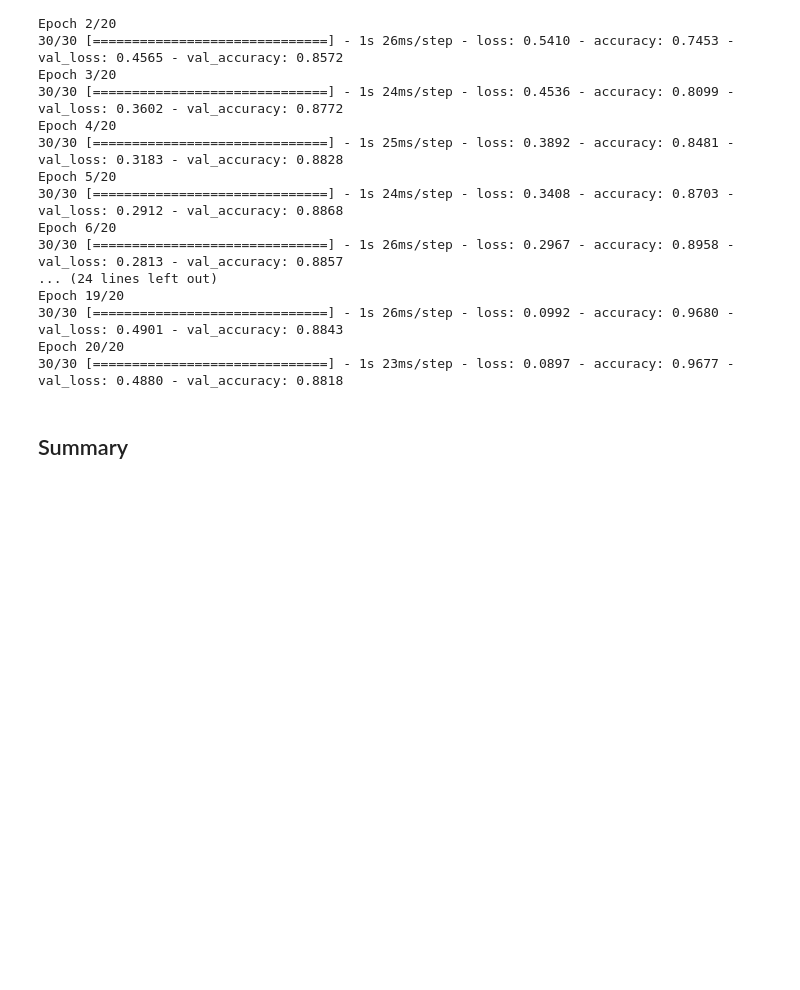
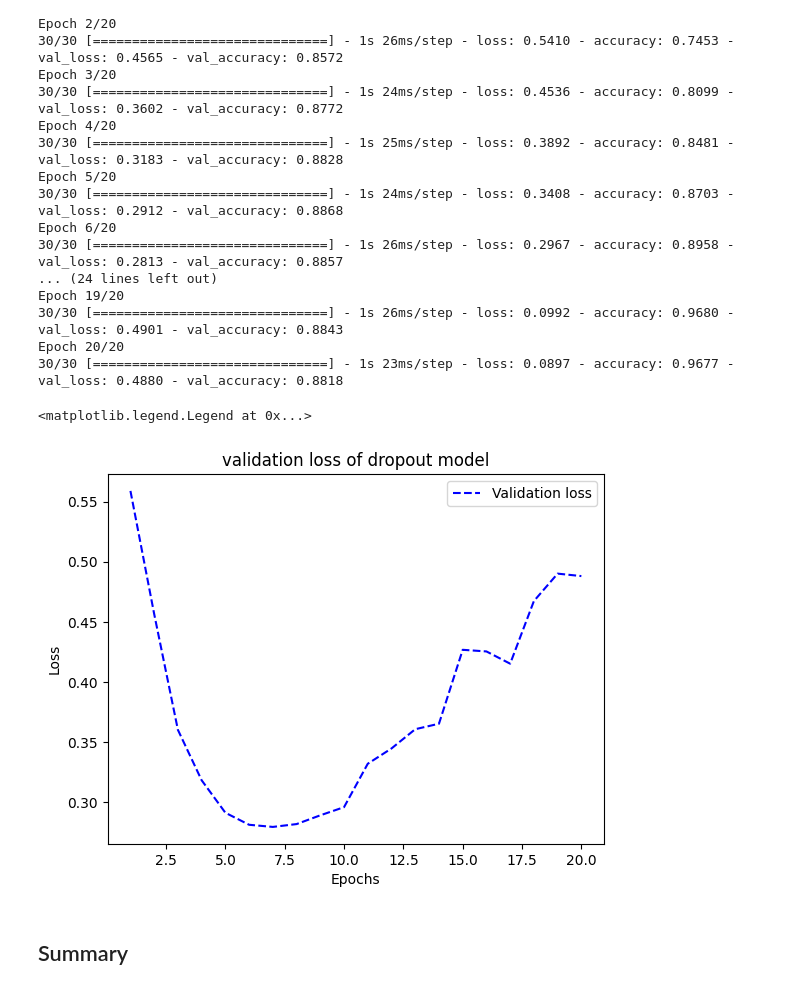
Before and after one commit to parkjunseo74/Deep-learning-for-AI, a Jupyter notebook: chapter05_fundamentals-of-ml.ipynb, the cells around one changed output. Cells and saved outputs as stored; diff of their text form; code cells hidden in the pictures; blank space fills up the shorter version.

```diff
--- a/chapter05_fundamentals-of-ml.ipynb
+++ b/chapter05_fundamentals-of-ml.ipynb
@@ -542,5 +578,17 @@ Epoch 19/20
 30/30 [==============================] - 1s 26ms/step - loss: 0.0992 - accuracy: 0.9680 - val_loss: 0.4901 - val_accuracy: 0.8843
 Epoch 20/20
 30/30 [==============================] - 1s 23ms/step - loss: 0.0897 - accuracy: 0.9677 - val_loss: 0.4880 - val_accuracy: 0.8818
+# %%
+val_loss = history_dropout.history["val_loss"]
+epochs = range(1, 21)
+plt.plot(epochs, val_loss, "b--",
+         label="Validation loss")
+plt.title("validation loss of dropout model")
+plt.xlabel("Epochs")
+plt.ylabel("Loss")
+plt.legend()
+# %% [output]
+<matplotlib.legend.Legend at 0x...>
+[figure, added]
 # %% [markdown]
 ## Summary
```
Also changed, not shown: parts of 3 cells of this notebook.
